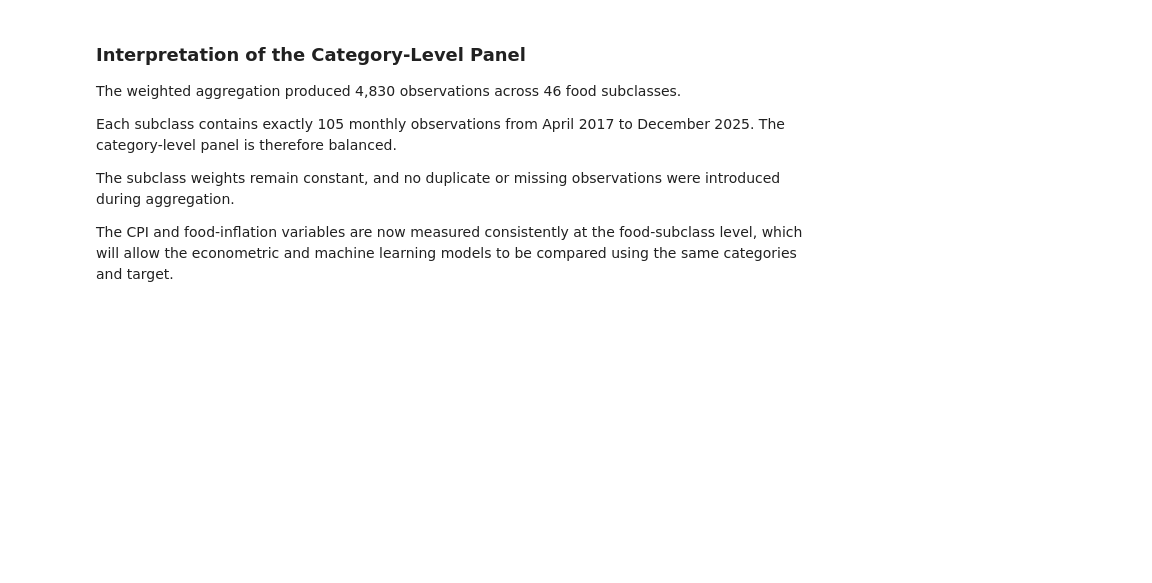
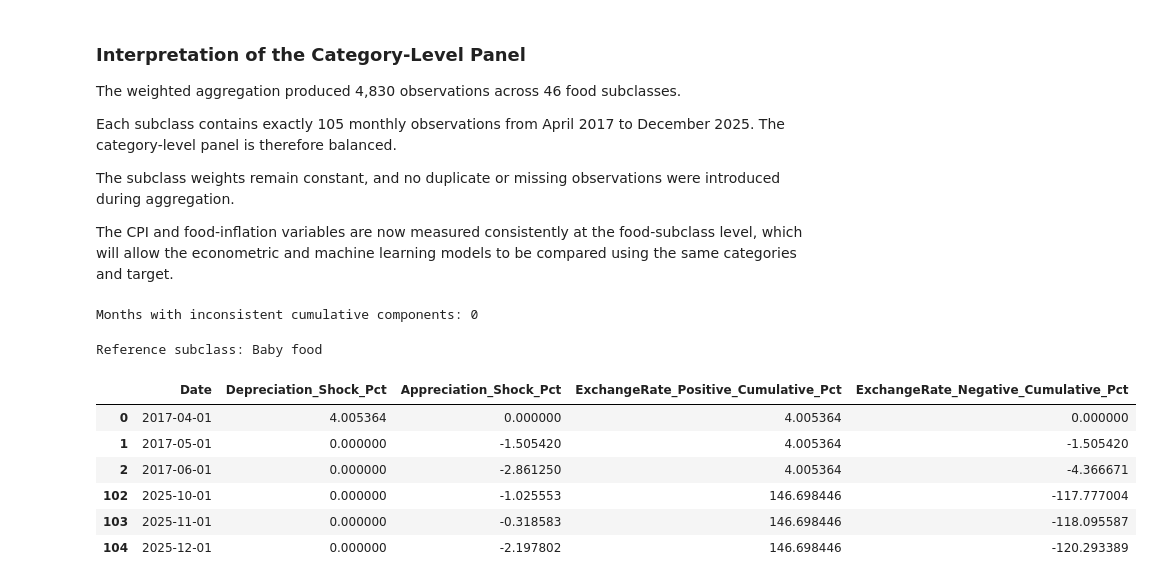
Before and after one commit to MasindiManaga/ERPT_ML_Research, a Jupyter notebook: notebooks/05_Modelling_Data_Preparation.ipynb, the cells around one changed output. Saved outputs shown, nothing was run; the diff lists cells and outputs as text; code cells hidden in the pictures; blank space fills up the shorter version.

```diff
--- a/notebooks/05_Modelling_Data_Preparation.ipynb
+++ b/notebooks/05_Modelling_Data_Preparation.ipynb
@@ -1146,0 +1166,61 @@ The CPI and food-inflation variables are now measured consistently at the food-s
+# %%
+# check consistency across food subclasses
+component_counts = (
+    category_model_data.groupby("Date")[
+        [
+            "ExchangeRate_Positive_Cumulative_Pct",
+            "ExchangeRate_Negative_Cumulative_Pct"
+        ]
+    ]
+    .nunique()
+)
+
+inconsistent_component_months = (
+    component_counts > 1
+).any(axis=1).sum()
+
+print(
+    "Months with inconsistent cumulative components:",
+    inconsistent_component_months
+)
+# %% [output]
+Months with inconsistent cumulative components: 0
+# %%
+# preview the rebased NARDL components
+reference_subclass = (
+    category_model_data["SubclassDescription"]
+    .iloc[0]
+)
+
+reference_components = category_model_data.loc[
+    category_model_data["SubclassDescription"].eq(
+        reference_subclass
+    ),
+    [
+        "Date",
+        "Depreciation_Shock_Pct",
+        "Appreciation_Shock_Pct",
+        "ExchangeRate_Positive_Cumulative_Pct",
+        "ExchangeRate_Negative_Cumulative_Pct"
+    ]
+]
+
+print("Reference subclass:", reference_subclass)
+
+display(
+    pd.concat(
+        [
+            reference_components.head(3),
+            reference_components.tail(3)
+        ]
+    )
+)
+# %% [output]
+Reference subclass: Baby food
+|  | Date | Depreciation_Shock_Pct | Appreciation_Shock_Pct | ExchangeRate_Positive_Cumulative_Pct | ExchangeRate_Negative_Cumulative_Pct |
+| 0 | 2017-04-01 | 4.005364 | 0.000000 | 4.005364 | 0.000000 |
+| 1 | 2017-05-01 | 0.000000 | -1.505420 | 4.005364 | -1.505420 |
+| 2 | 2017-06-01 | 0.000000 | -2.861250 | 4.005364 | -4.366671 |
+| 102 | 2025-10-01 | 0.000000 | -1.025553 | 146.698446 | -117.777004 |
+| 103 | 2025-11-01 | 0.000000 | -0.318583 | 146.698446 | -118.095587 |
+| 104 | 2025-12-01 | 0.000000 | -2.197802 | 146.698446 | -120.293389 |
```
Also changed, not shown: parts of 9 cells of this notebook.
